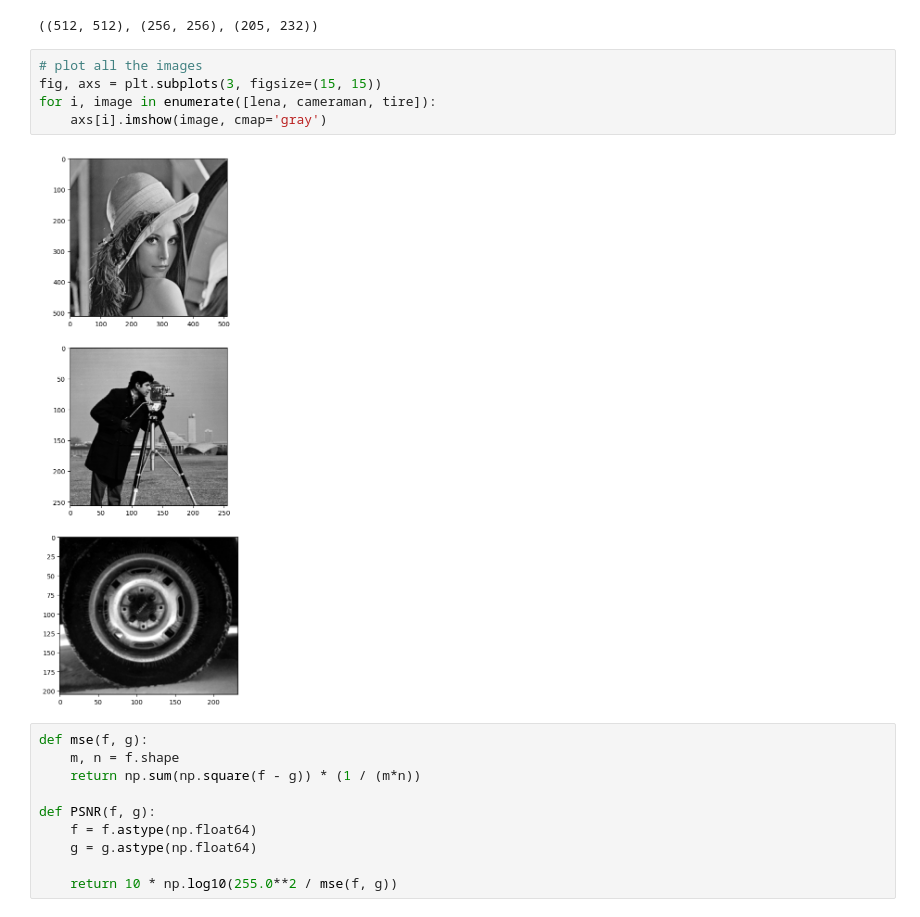
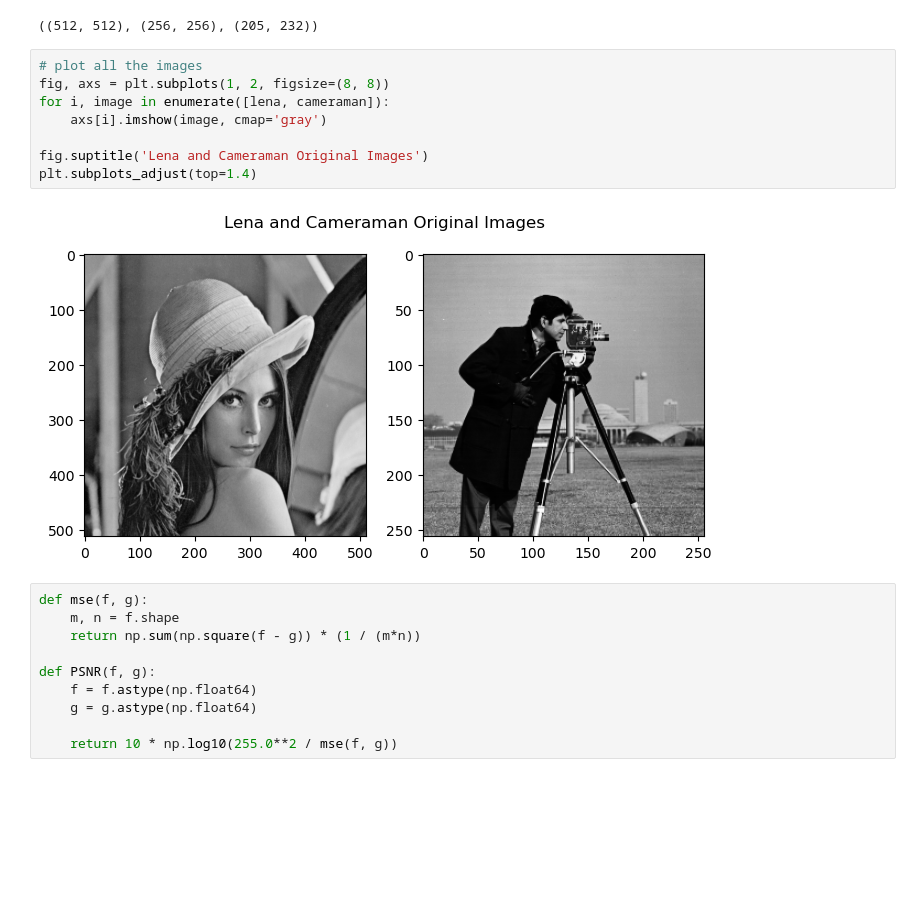
Before and after one commit to nico-palmar/SYDE-575, a Jupyter notebook: lab_1/lab1_nico.ipynb, the cells around one changed output. Cells and saved outputs as stored; diff of their text form; blank space fills up the shorter version.

```diff
--- a/lab_1/lab1_nico.ipynb
+++ b/lab_1/lab1_nico.ipynb
@@ -20,11 +20,14 @@ lena.shape, cameraman.shape, tire.shape
 ((512, 512), (256, 256), (205, 232))
 # %%
 # plot all the images
-fig, axs = plt.subplots(3, figsize=(15, 15))
-for i, image in enumerate([lena, cameraman, tire]):
+fig, axs = plt.subplots(1, 2, figsize=(8, 8))
+for i, image in enumerate([lena, cameraman]):
     axs[i].imshow(image, cmap='gray')
+
+fig.suptitle('Lena and Cameraman Original Images')
+plt.subplots_adjust(top=1.4)
 # %% [output]
-[figure, old version]
+[figure, new version]
 # %%
 def mse(f, g):
     m, n = f.shape
```
Also changed, not shown: parts of 9 cells of this notebook, 2 other files.
